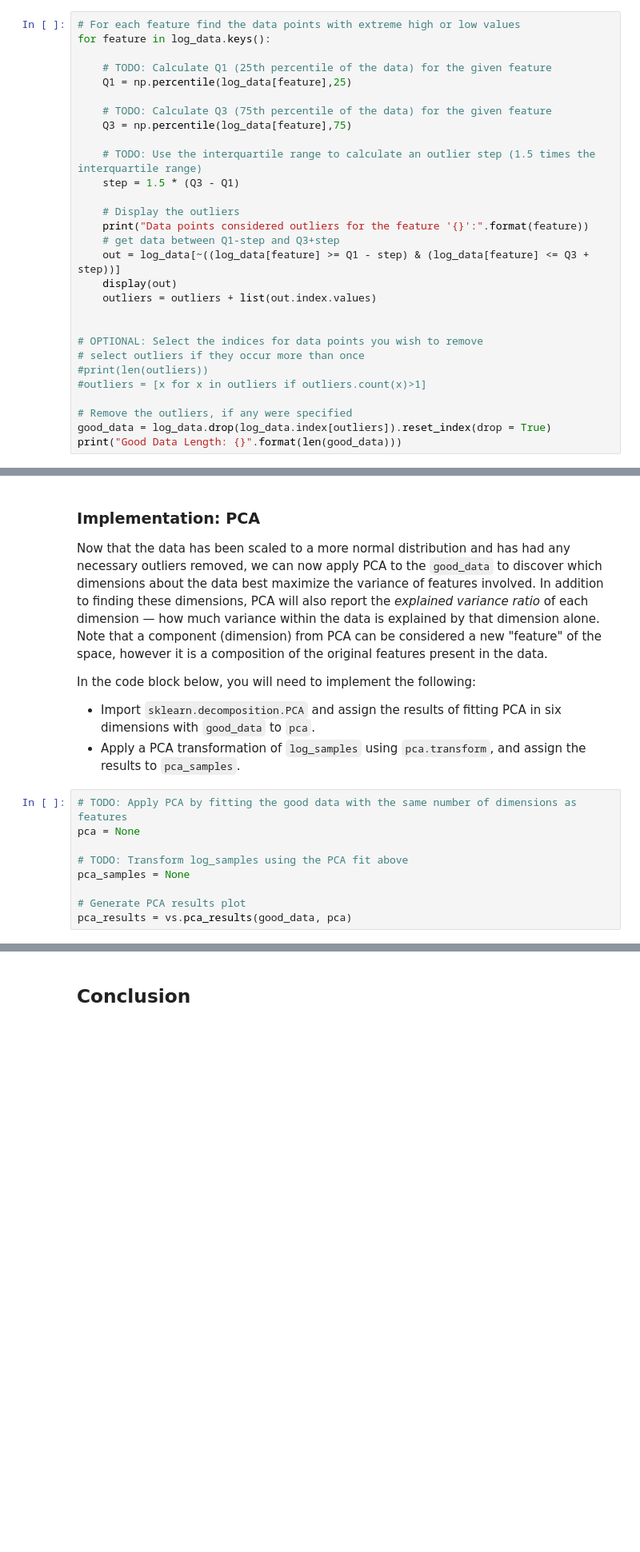
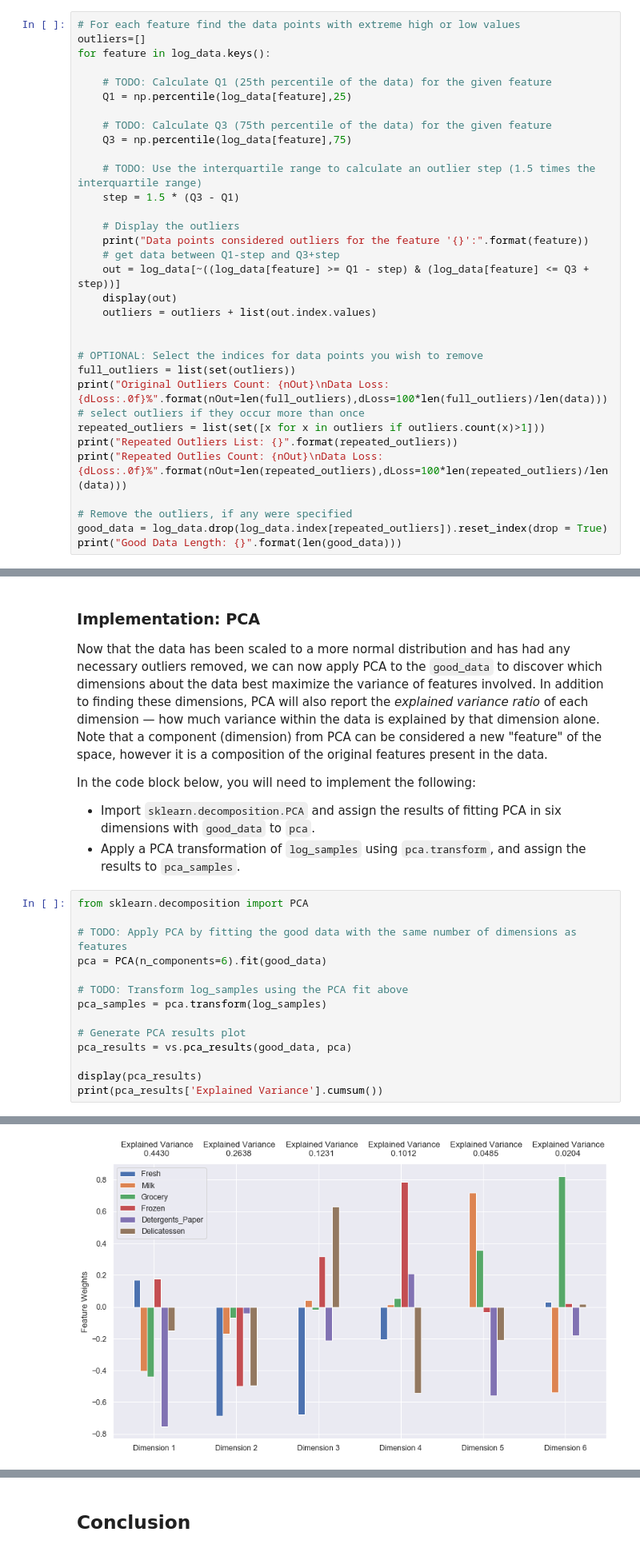
Before and after one commit to ravi-2912/customer-segments-machine-learning, a Jupyter notebook: customer_segments.ipynb, the cells around one changed output, grey strips where cells are left out. Shown at 80% size. Saved outputs shown, nothing was run; the diff lists cells and outputs as text; blank space fills up the shorter version.

```diff
--- a/customer_segments.ipynb
+++ b/customer_segments.ipynb
@@ -243,6 +245,7 @@ In the code block below, you will need to implement the following:
 Once you have performed this implementation, the dataset will be stored in the variable `good_data`.
 # %%
 # For each feature find the data points with extreme high or low values
+outliers=[]
 for feature in log_data.keys():
 
     # TODO: Calculate Q1 (25th percentile of the data) for the given feature
@@ -263,12 +266,15 @@ for feature in log_data.keys():
 
 
 # OPTIONAL: Select the indices for data points you wish to remove
+full_outliers = list(set(outliers))
+print("Original Outliers Count: {nOut}\nData Loss: {dLoss:.0f}%".format(nOut=len(full_outliers),dLoss=100*len(full_outliers)/len(data)))
 # select outliers if they occur more than once
-#print(len(outliers))
-#outliers = [x for x in outliers if outliers.count(x)>1]
+repeated_outliers = list(set([x for x in outliers if outliers.count(x)>1]))
+print("Repeated Outliers List: {}".format(repeated_outliers))
+print("Repeated Outlies Count: {nOut}\nData Loss: {dLoss:.0f}%".format(nOut=len(repeated_outliers),dLoss=100*len(repeated_outliers)/len(data)))
 
 # Remove the outliers, if any were specified
-good_data = log_data.drop(log_data.index[outliers]).reset_index(drop = True)
+good_data = log_data.drop(log_data.index[repeated_outliers]).reset_index(drop = True)
 print("Good Data Length: {}".format(len(good_data)))
 # %% [output]
 Data points considered outliers for the feature 'Fresh':
@@ -353,11 +366,17 @@ In the code block below, you will need to implement the following:
  - Import `sklearn.decomposition.PCA` and assign the results of fitting PCA in six dimensions with `good_data` to `pca`.
  - Apply a PCA transformation of `log_samples` using `pca.transform`, and assign the results to `pca_samples`.
 # %%
+from sklearn.decomposition import PCA
+
 # TODO: Apply PCA by fitting the good data with the same number of dimensions as features
-pca = None
+pca = PCA(n_components=6).fit(good_data)
 
 # TODO: Transform log_samples using the PCA fit above
-pca_samples = None
+pca_samples = pca.transform(log_samples)
 
 # Generate PCA results plot
 pca_results = vs.pca_results(good_data, pca)
+
+display(pca_results)
+print(pca_results['Explained Variance'].cumsum())
+# %% [output]
@@ -364,3 +397,4 @@ pca_results = vs.pca_results(good_data, pca)
+[figure, added]
 # %% [markdown]
 ### Question 5
 
```
Also changed, not shown: parts of 33 cells of this notebook, 1 other file.
